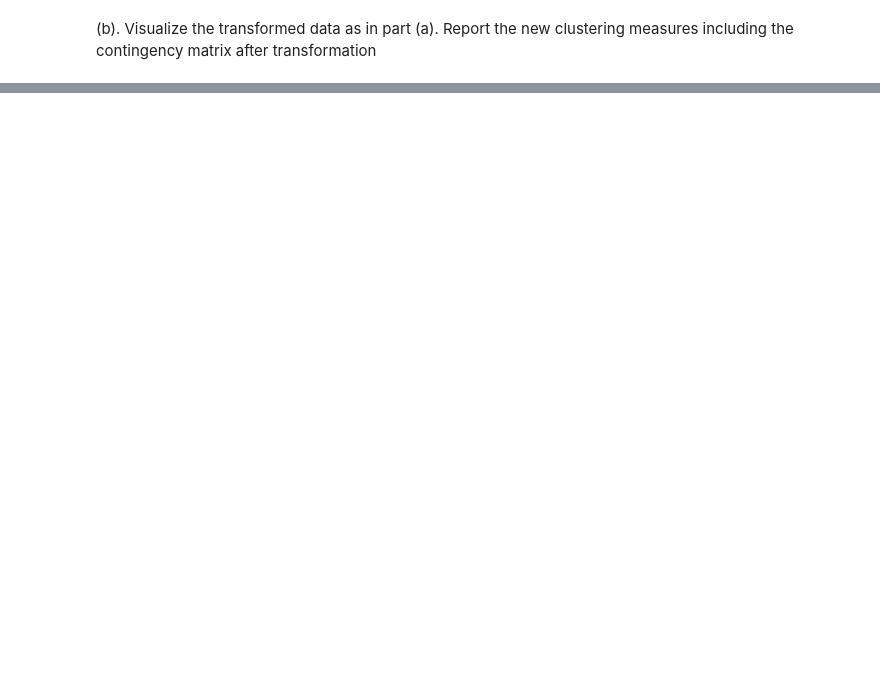
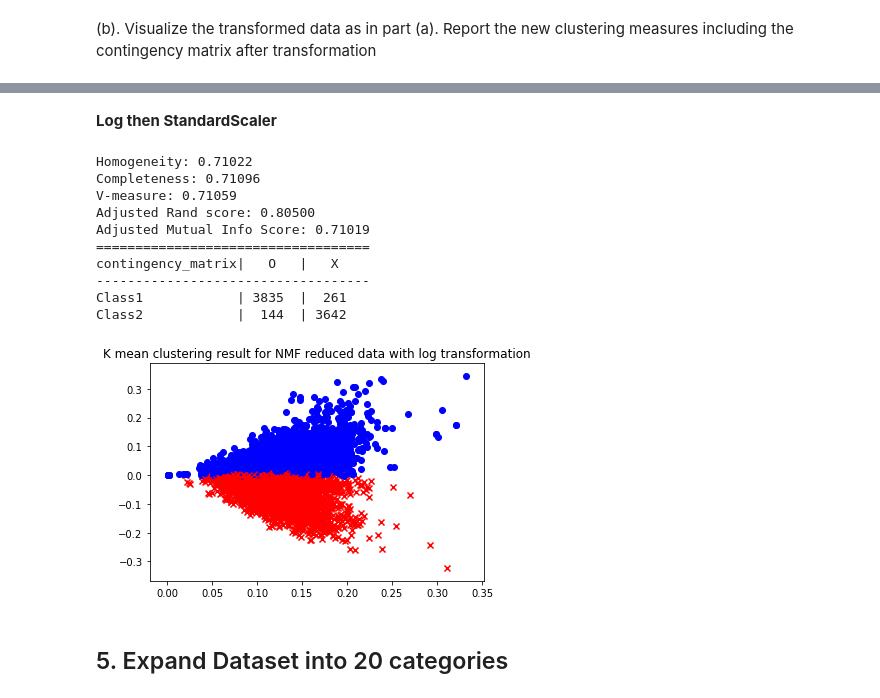
Before and after one commit to sikasjc/EE219, a Jupyter notebook: Project2/Project2.ipynb, the cells around one changed output, grey strips where cells are left out. Cells and saved outputs as stored; diff of their text form; code cells hidden in the pictures; blank space fills up the shorter version.

```diff
--- a/Project2/Project2.ipynb
+++ b/Project2/Project2.ipynb
@@ -250,0 +299,41 @@ plt.show()
+# %% [markdown]
+**Log then StandardScaler**
+# %%
+NMF_pipe = make_pipeline(NMFModel, LogTransformation, normalizer)
+
+dataset_NMF = NMF_pipe.fit_transform(tfidf_dataset)
+
+km = KMeans(n_clusters=2, init='k-means++', max_iter=100, n_init=30)
+km.fit(dataset_NMF)
+
+print("Homogeneity: %0.5f" % metrics.homogeneity_score(labels, km.labels_))
+print("Completeness: %0.5f" % metrics.completeness_score(labels, km.labels_))
+print("V-measure: %0.5f" % metrics.v_measure_score(labels, km.labels_))
+print("Adjusted Rand score: %.5f" % metrics.adjusted_rand_score(labels, km.labels_))
+print("Adjusted Mutual Info Score: %0.5f"
+      % metrics.adjusted_mutual_info_score(labels, km.labels_))
+contingency_matrix(labels, km.labels_)
+
+plt.title("K mean clustering result for NMF reduced data with log transformation")
+for i in range(len(transformed_tfidf[:, 0])):
+    if km.labels_[i] == 0:
+        plt.scatter(transformed_tfidf[i, 0], transformed_tfidf[i, 1], c='r',
+                    marker='x')
+    elif km.labels_[i] == 1:
+        plt.scatter(transformed_tfidf[i, 0], transformed_tfidf[i, 1], c='b',
+                    marker='o')
+plt.show()
+# %% [output]
+Homogeneity: 0.71022
+Completeness: 0.71096
+V-measure: 0.71059
+Adjusted Rand score: 0.80500
+Adjusted Mutual Info Score: 0.71019
+===================================
+contingency_matrix|   O   |   X
+-----------------------------------
+Class1            | 3835  |  261
+Class2            |  144  | 3642
+[figure, added]
+# %% [markdown]
+## 5. Expand Dataset into 20 categories
```
Also changed, not shown: parts of 7 cells of this notebook, 1 other file.
